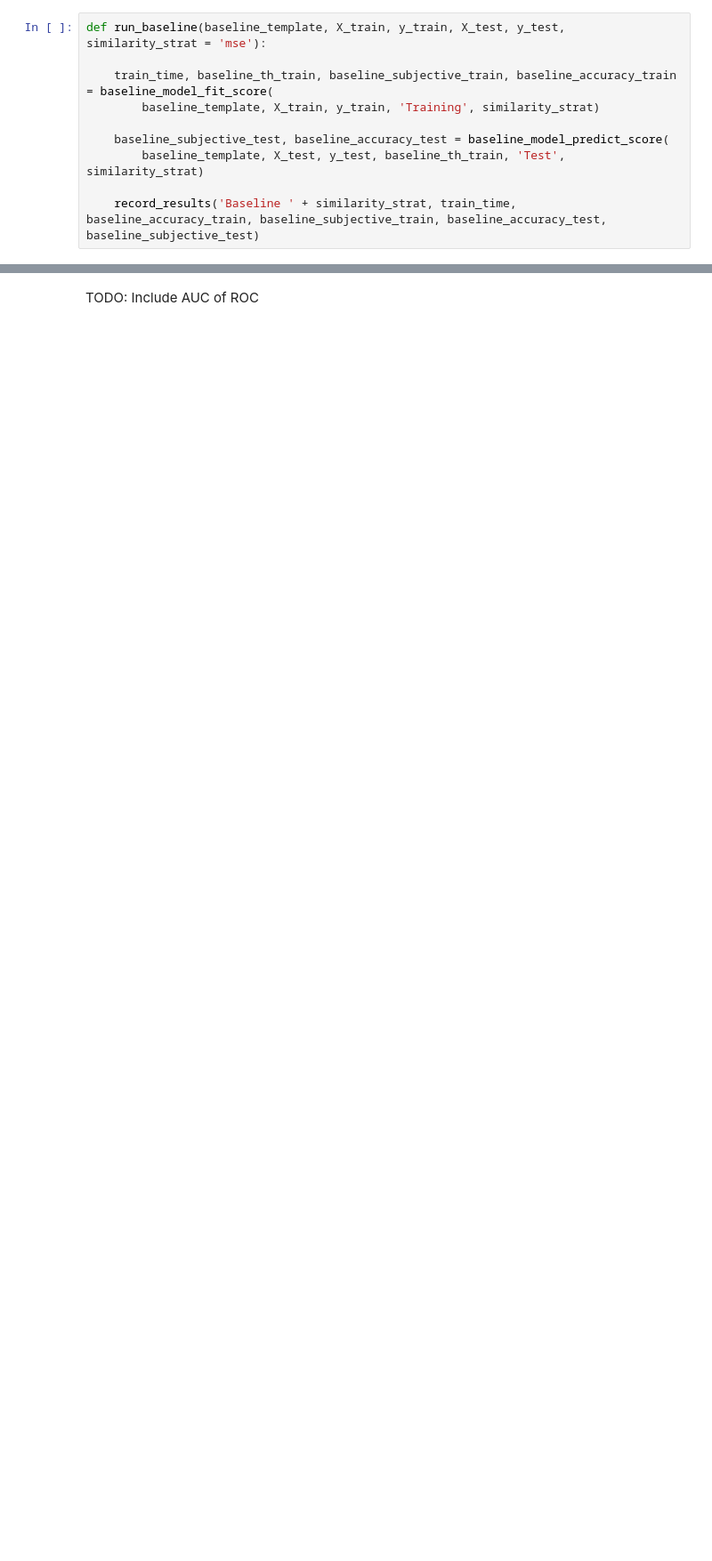
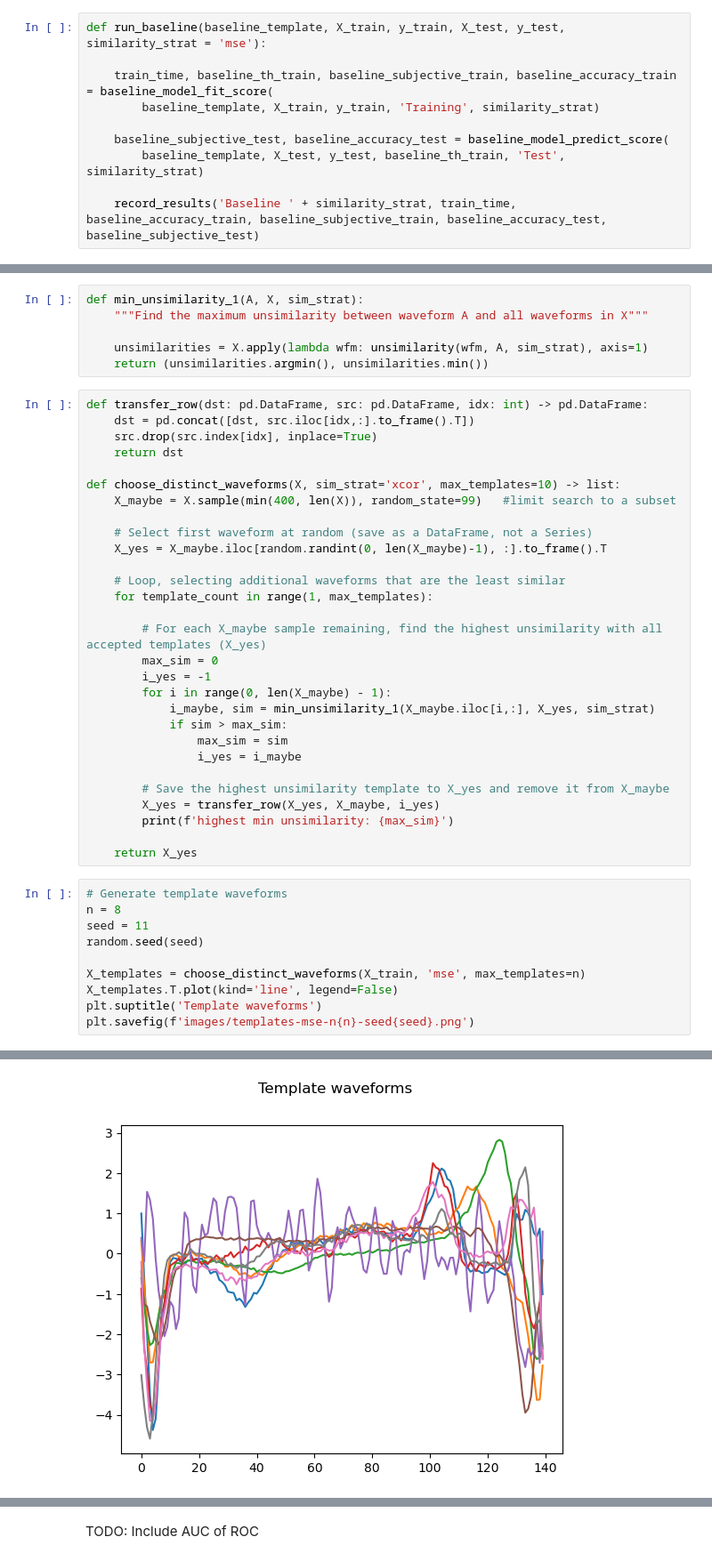
Before and after one commit to dshavoc/aiml-capstone, a Jupyter notebook: capstone.ipynb, the cells around one changed output, grey strips where cells are left out. Shown at 89% size. Drawn from its saved outputs; the diff is of its cells as text; blank space fills up the shorter version.

Commit message:
Template waveform selection

```diff
--- a/capstone.ipynb
+++ b/capstone.ipynb
@@ -320,0 +322,46 @@ Test subjective:        0.974
+# %%
+def min_unsimilarity_1(A, X, sim_strat):
+    """Find the maximum unsimilarity between waveform A and all waveforms in X"""
+
+    unsimilarities = X.apply(lambda wfm: unsimilarity(wfm, A, sim_strat), axis=1)
+    return (unsimilarities.argmin(), unsimilarities.min())
+# %%
+def transfer_row(dst: pd.DataFrame, src: pd.DataFrame, idx: int) -> pd.DataFrame:
+    dst = pd.concat([dst, src.iloc[idx,:].to_frame().T])
+    src.drop(src.index[idx], inplace=True)
+    return dst
+
+def choose_distinct_waveforms(X, sim_strat='xcor', max_templates=10) -> list:
+    X_maybe = X.sample(min(400, len(X)), random_state=99)   #limit search to a subset
+
+    # Select first waveform at random (save as a DataFrame, not a Series)
+    X_yes = X_maybe.iloc[random.randint(0, len(X_maybe)-1), :].to_frame().T
+
+    # Loop, selecting additional waveforms that are the least similar
+    for template_count in range(1, max_templates):
+
+        # For each X_maybe sample remaining, find the highest unsimilarity with all accepted templates (X_yes)
+        max_sim = 0
+        i_yes = -1
+        for i in range(0, len(X_maybe) - 1):
+            i_maybe, sim = min_unsimilarity_1(X_maybe.iloc[i,:], X_yes, sim_strat)
+            if sim > max_sim:
+                max_sim = sim
+                i_yes = i_maybe
+
+        # Save the highest unsimilarity template to X_yes and remove it from X_maybe
+        X_yes = transfer_row(X_yes, X_maybe, i_yes)
+        print(f'highest min unsimilarity: {max_sim}')
+
+    return X_yes
+# %%
+# Generate template waveforms
+n = 8
+seed = 11
+random.seed(seed)
+
+X_templates = choose_distinct_waveforms(X_train, 'mse', max_templates=n)
+X_templates.T.plot(kind='line', legend=False)
+plt.suptitle('Template waveforms')
+plt.savefig(f'images/templates-mse-n{n}-seed{seed}.png')
+# %% [output]
@@ -320,0 +375 @@ Test subjective:        0.974
+[figure, added]
```
Also changed, not shown: parts of 14 cells of this notebook.
